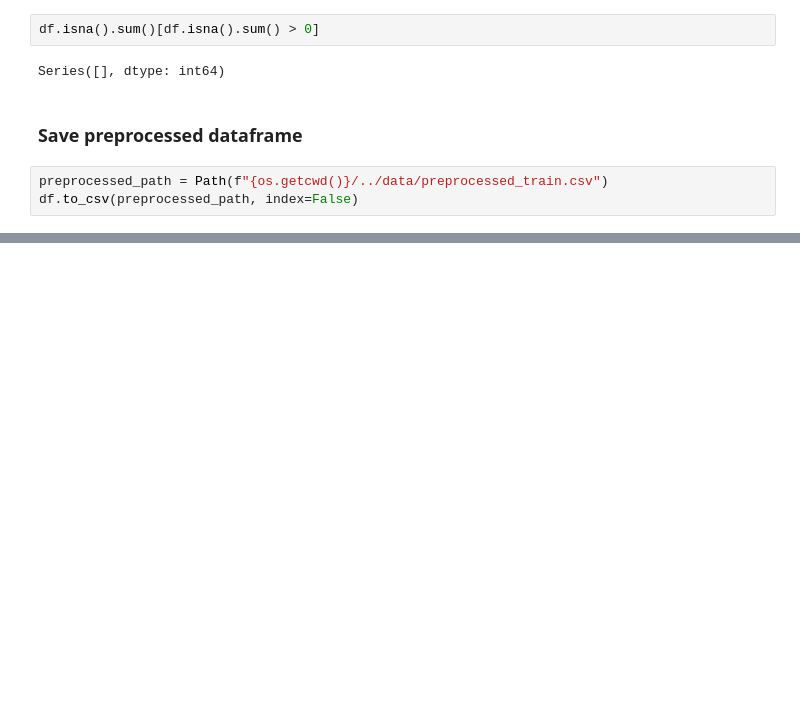
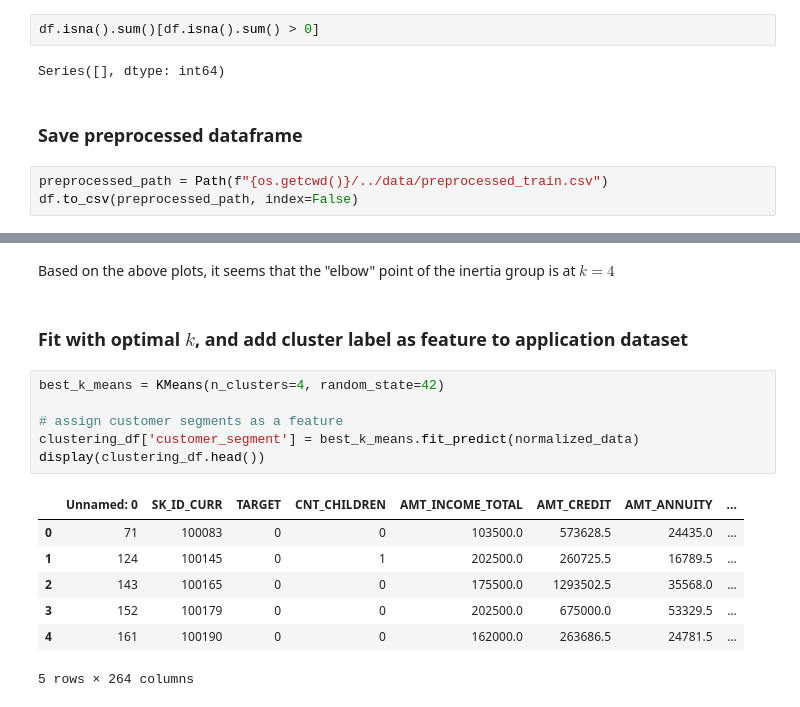
Before and after one commit to jarviscanada/jarvis_data_eng_AlanHu, a Jupyter notebook: machine_learning/module1/capstone/notebooks/03_feature_engineering.ipynb, the cells around one changed output, grey strips where cells are left out. Drawn from its saved outputs; the diff is of its cells as text; blank space fills up the shorter version.

```diff
--- a/machine_learning/module1/capstone/notebooks/03_feature_engineering.ipynb
+++ b/machine_learning/module1/capstone/notebooks/03_feature_engineering.ipynb
@@ -241,0 +320,18 @@ df.to_csv(preprocessed_path, index=False)
+# %% [markdown]
+Based on the above plots, it seems that the "elbow" point of the inertia group is at $k=4$
+# %% [markdown]
+### Fit with optimal $k$, and add cluster label as feature to application dataset
+# %%
+best_k_means = KMeans(n_clusters=4, random_state=42)
+
+# assign customer segments as a feature
+clustering_df['customer_segment'] = best_k_means.fit_predict(normalized_data)
+display(clustering_df.head())
+# %% [output]
+|  | Unnamed: 0 | SK_ID_CURR | TARGET | CNT_CHILDREN | AMT_INCOME_TOTAL | AMT_CREDIT | AMT_ANNUITY | ... |
+| 0 | 71 | 100083 | 0 | 0 | 103500.0 | 573628.5 | 24435.0 | ... |
+| 1 | 124 | 100145 | 0 | 1 | 202500.0 | 260725.5 | 16789.5 | ... |
+| 2 | 143 | 100165 | 0 | 0 | 175500.0 | 1293502.5 | 35568.0 | ... |
+| 3 | 152 | 100179 | 0 | 0 | 202500.0 | 675000.0 | 53329.5 | ... |
+| 4 | 161 | 100190 | 0 | 0 | 162000.0 | 263686.5 | 24781.5 | ... |
+5 rows × 264 columns
```
Also changed, not shown: parts of 22 cells of this notebook.
